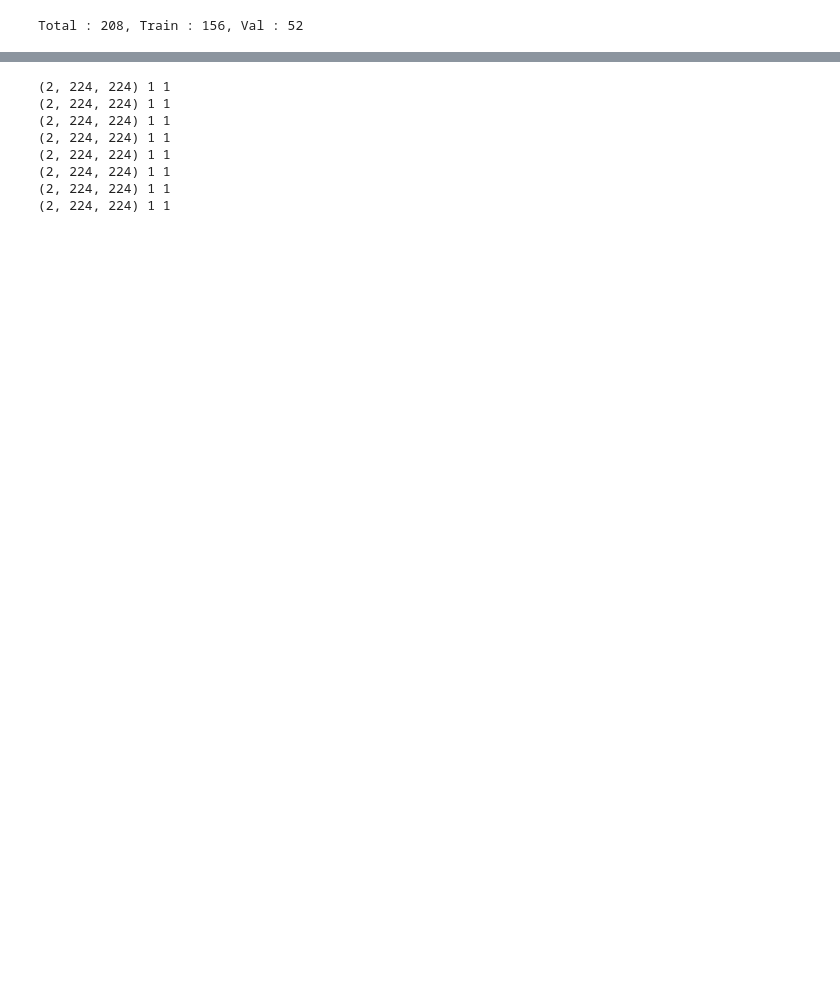
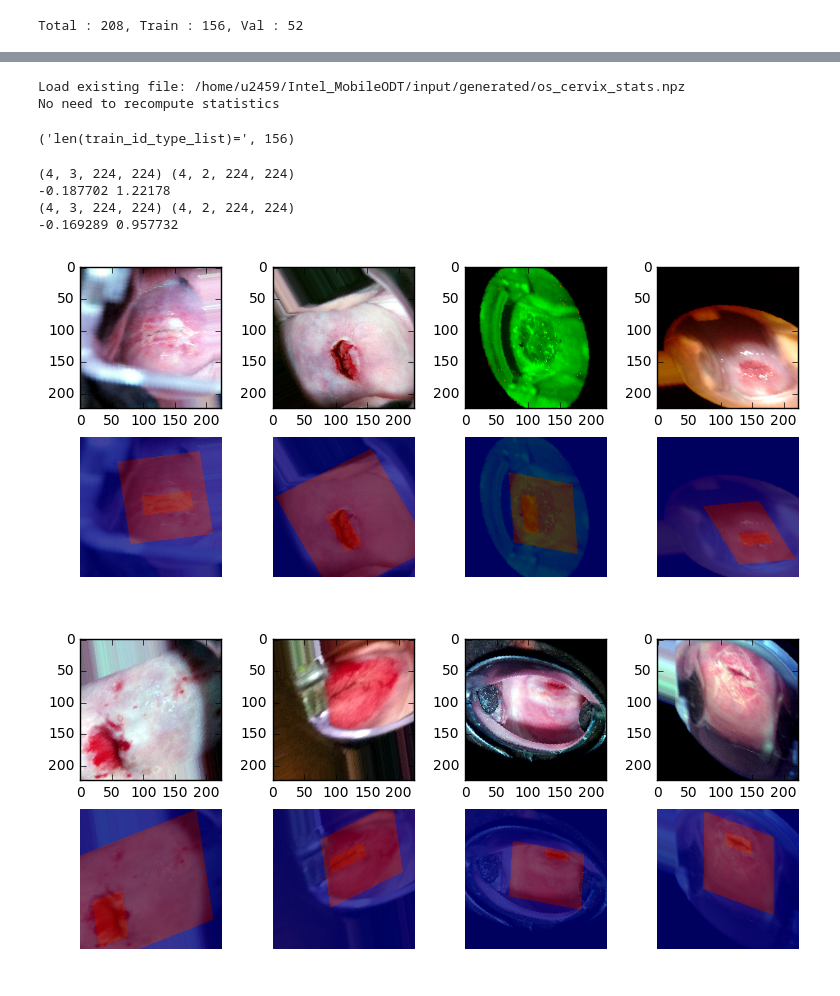
Before and after one commit to vfdev-5/Intel_MobileODT, a Jupyter notebook: notebooks/test_data_iterators.ipynb, the cells around one changed output, grey strips where cells are left out. Cells and saved outputs as stored; diff of their text form; code cells hidden in the pictures; blank space fills up the shorter version.

Commit message:
* [WIP] os cervix detection with keras

```diff
--- a/notebooks/test_data_iterators.ipynb
+++ b/notebooks/test_data_iterators.ipynb
@@ -257,3 +118,12 @@ gen = ImageMaskGenerator()
+# %%
+train_gen = ImageMaskGenerator(featurewise_center=True, featurewise_std_normalization=True,
+                               rotation_range=90.,
+                               width_shift_range=0.15, height_shift_range=0.15,
+                               shear_range=3.14/6.0,
+                               zoom_range=0.25,
+                               channel_shift_range=0.1,
+                               horizontal_flip=True,
+                               vertical_flip=True)
 # %%
 from image_utils import get_image_data
 
@@ -291,0 +149,16 @@ train_id_type_list[:10]
+# %%
+train_gen.fit(xy_provider(train_id_type_list), len(train_id_type_list),
+              augment=True,
+              save_to_dir=GENERATED_DATA,
+              save_prefix='os_cervix',
+              batch_size=4,
+              verbose=1)
+# %% [output]
+Load existing file: /home/u2459/Intel_MobileODT/input/generated/os_cervix_stats.npz
+No need to recompute statistics
+# %%
+batch_size = 4
+print("len(train_id_type_list)=", len(train_id_type_list))
+flow = train_gen.flow(xy_provider(train_id_type_list), len(train_id_type_list), batch_size=batch_size)
+# %% [output]
+('len(train_id_type_list)=', 156)
@@ -292,29 +199,27 @@ train_id_type_list[:10]
 # %%
-# Visual test of xy_provider
-_gen = xy_provider(train_id_type_list)
-n = 5
-max_counter = 20
-for x, y in _gen:
-    print y.shape, y[0,:,:].max(), y[1,:,:].max()
+loop_max_counter = 2
+for x, y in flow:
+    print x.shape, y.shape
+    print x.mean(), x.std()
+    n = 5
+    for counter in range(batch_size):
+        if counter % n == 0:
+            plt.figure(figsize=(12, 4))
+        plt.subplot(2, n, counter % n + 1)
+        plt.imshow(scale_percentile(x[counter, :, :, :].transpose([1, 2, 0])))
+        plt.subplot(2, n, n + counter % n + 1)
+        plt.imshow(scale_percentile(x[counter, :, :, :].transpose([1, 2, 0])))
+        plt.imshow(y[counter, 0, :, :], alpha=0.5)
+        plt.imshow(y[counter, 1, :, :], alpha=0.5)
+        plt.axis('off')
 
-#     if counter % n == 0:
-#         plt.figure(figsize=(12, 4))
-#     plt.subplot(2, n, counter % n + 1)
-#     plt.imshow(x[:, :, :].transpose([1, 2, 0]))
-#     plt.subplot(2, n, n + counter % n + 1)
-#     plt.imshow(y[0, :, :], alpha=0.5)
-#     plt.imshow(y[1, :, :], alpha=0.5)
-#     plt.axis('off')
-
-    max_counter -= 1
-    if counter == 0:
+    loop_max_counter -= 1
+    if loop_max_counter == 0:
         break
 # %% [output]
-(2, 224, 224) 1 1
-(2, 224, 224) 1 1
-(2, 224, 224) 1 1
-(2, 224, 224) 1 1
-(2, 224, 224) 1 1
-(2, 224, 224) 1 1
-(2, 224, 224) 1 1
-(2, 224, 224) 1 1
+(4, 3, 224, 224) (4, 2, 224, 224)
+-0.187702 1.22178
+(4, 3, 224, 224) (4, 2, 224, 224)
+-0.169289 0.957732
+[figure, added]
+[figure, added]
```
Also changed, not shown: parts of 15 cells of this notebook, 14 other files.
